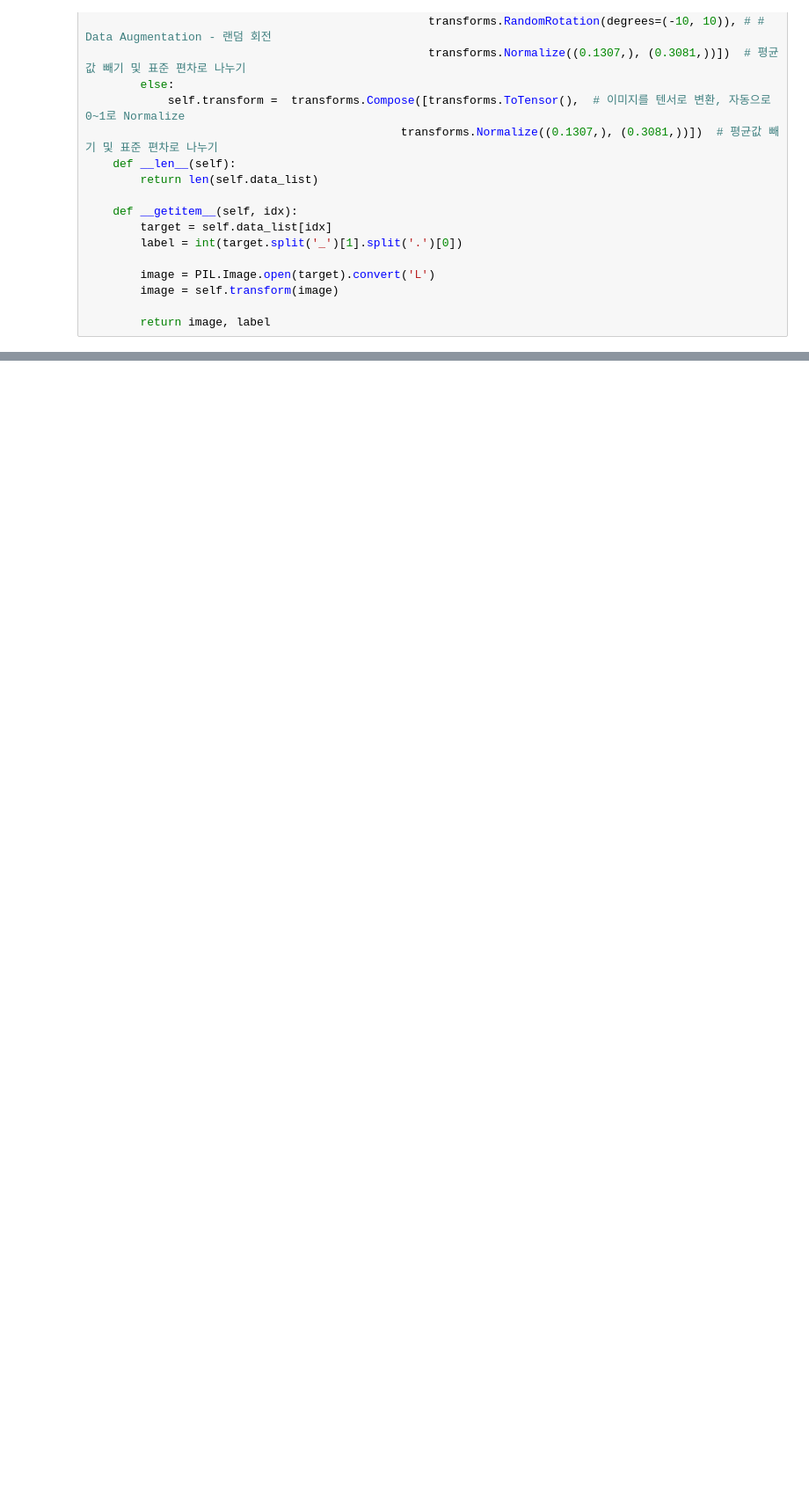
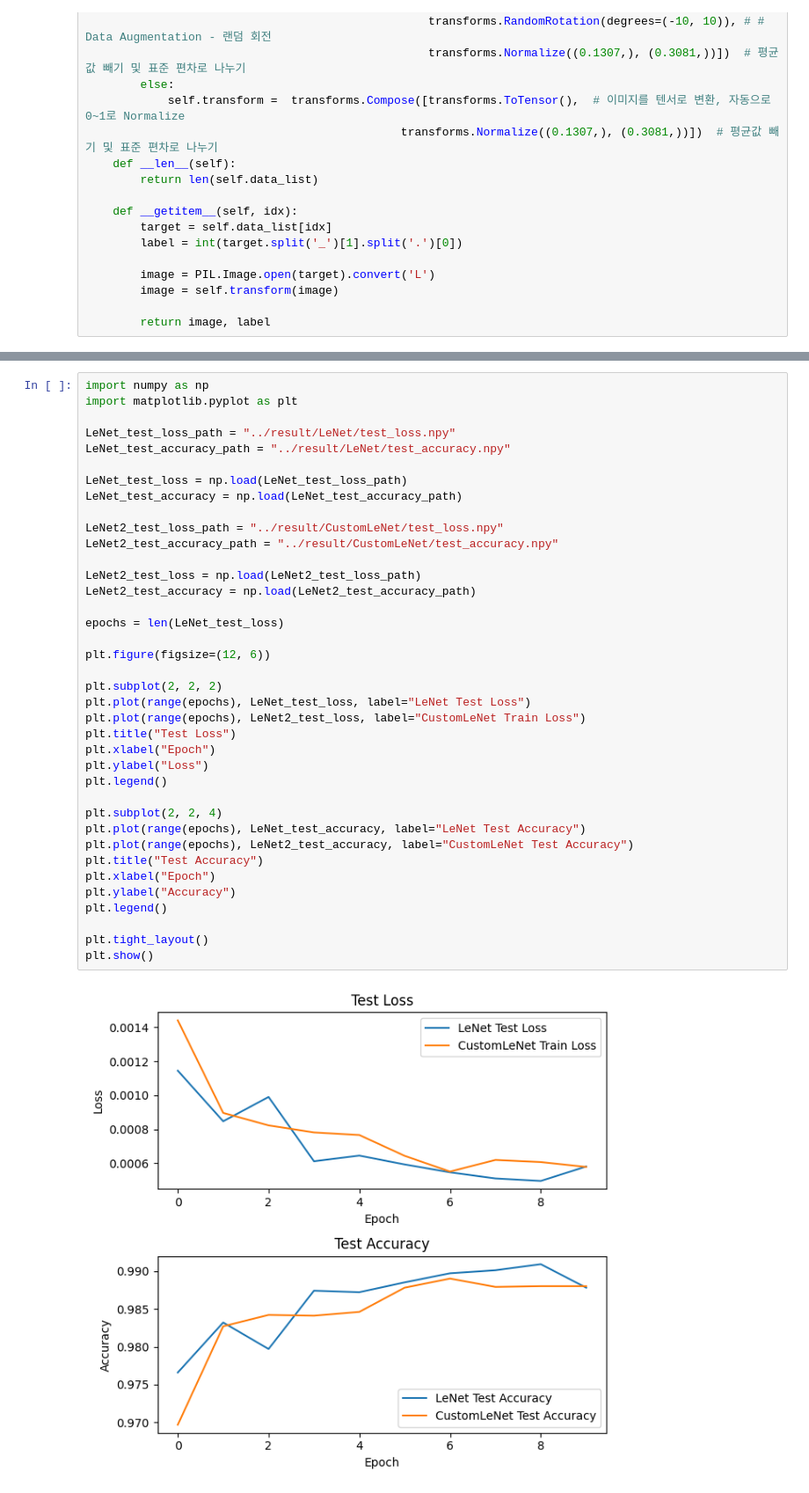
Before and after one commit to 11im/nn-dl-course, a Jupyter notebook: report/Q6.ipynb, the cells around one changed output, grey strips where cells are left out. Shown: that part at 88% size. Drawn from its saved outputs; the diff is of its cells as text; blank space fills up the shorter version.

```diff
--- a/report/Q6.ipynb
+++ b/report/Q6.ipynb
@@ -83,0 +86,40 @@ class CustomMNIST(Dataset):
+# %%
+import numpy as np
+import matplotlib.pyplot as plt
+
+LeNet_test_loss_path = "../result/LeNet/test_loss.npy"
+LeNet_test_accuracy_path = "../result/LeNet/test_accuracy.npy"
+
+LeNet_test_loss = np.load(LeNet_test_loss_path)
+LeNet_test_accuracy = np.load(LeNet_test_accuracy_path)
+
+LeNet2_test_loss_path = "../result/CustomLeNet/test_loss.npy"
+LeNet2_test_accuracy_path = "../result/CustomLeNet/test_accuracy.npy"
+
+LeNet2_test_loss = np.load(LeNet2_test_loss_path)
+LeNet2_test_accuracy = np.load(LeNet2_test_accuracy_path)
+
+epochs = len(LeNet_test_loss)
+
+plt.figure(figsize=(12, 6))
+
+plt.subplot(2, 2, 2)
+plt.plot(range(epochs), LeNet_test_loss, label="LeNet Test Loss")
+plt.plot(range(epochs), LeNet2_test_loss, label="CustomLeNet Train Loss")
+plt.title("Test Loss")
+plt.xlabel("Epoch")
+plt.ylabel("Loss")
+plt.legend()
+
+plt.subplot(2, 2, 4)
+plt.plot(range(epochs), LeNet_test_accuracy, label="LeNet Test Accuracy")
+plt.plot(range(epochs), LeNet2_test_accuracy, label="CustomLeNet Test Accuracy")
+plt.title("Test Accuracy")
+plt.xlabel("Epoch")
+plt.ylabel("Accuracy")
+plt.legend()
+
+plt.tight_layout()
+plt.show()
+# %% [output]
+[figure, added]
```
Also changed, not shown: parts of 2 cells of this notebook.
